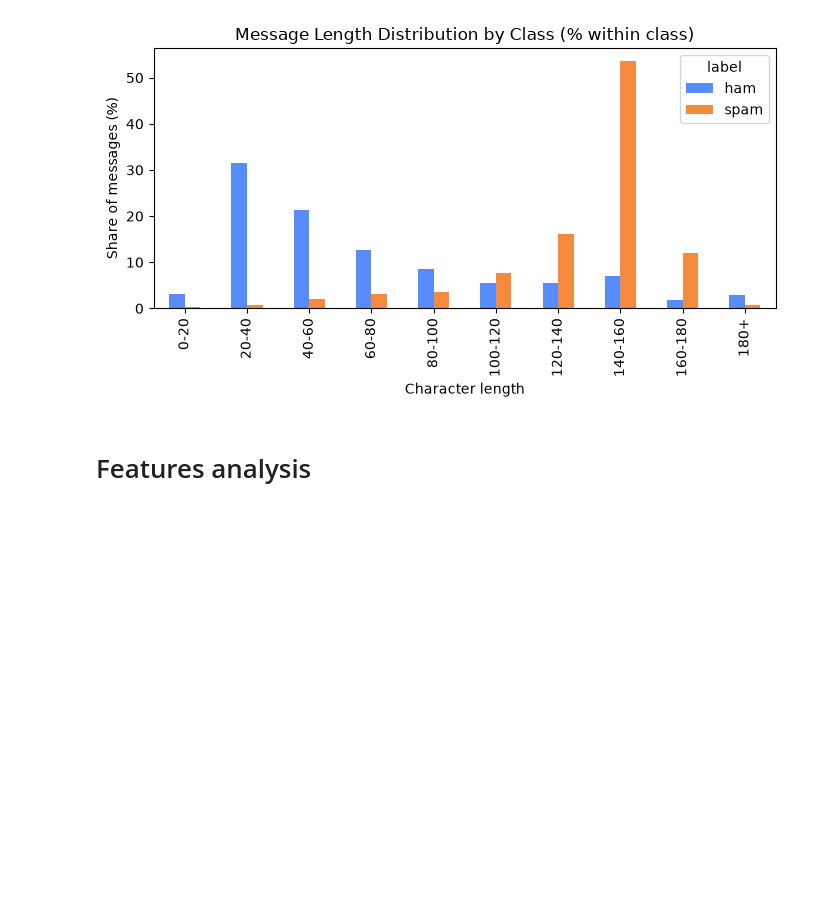
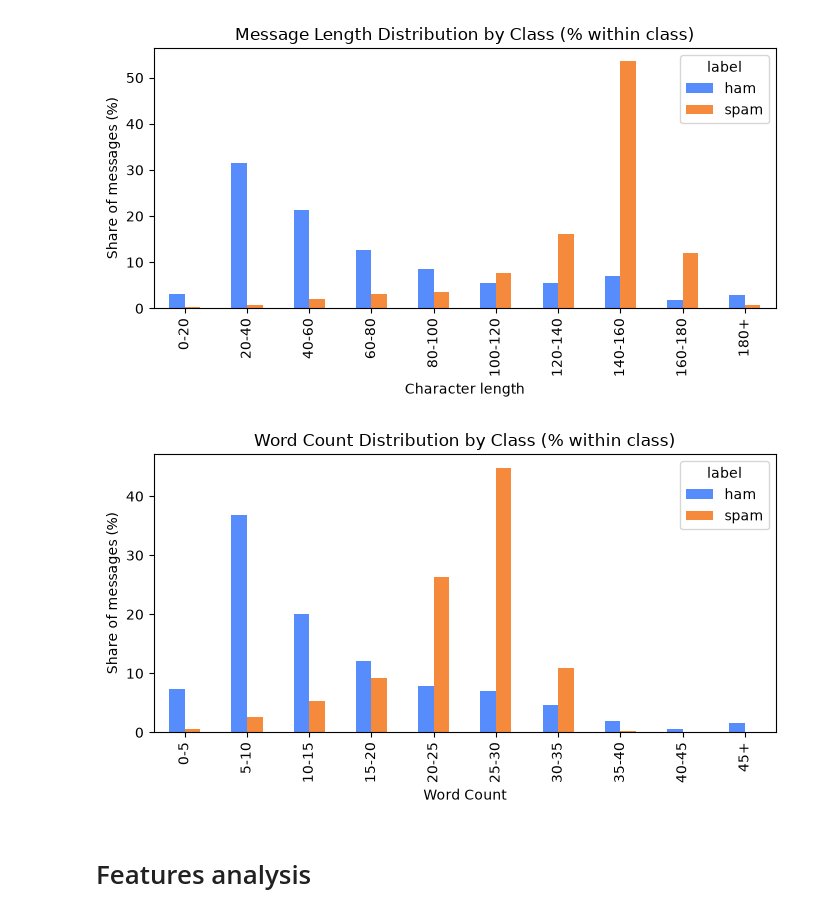
Before and after one commit to anristepanian/spam-filter-app, a Jupyter notebook: model_training/EDA.ipynb, the cells around one changed output. Saved outputs shown, nothing was run; the diff lists cells and outputs as text; code cells hidden in the pictures; blank space fills up the shorter version.

Commit message:
Word Count By Class Diagram Added in EDA

```diff
--- a/model_training/EDA.ipynb
+++ b/model_training/EDA.ipynb
@@ -124,6 +124,27 @@ plt.show()
 plt.close()
 # %% [output]
 [figure]
+# %%
+# Word count distribution figure
+bins = [0, 5, 10, 15, 20, 25, 30, 35, 40, 45, 100]
+bin_labels = ["0-5", "5-10", "10-15", "15-20", "20-25", "25-30",
+              "30-35", "35-40", "40-45", "45+"]
+df["word_bin"] = pd.cut(df["word_len"], bins=bins, labels=bin_labels, right=False)
+
+dist = df.groupby(["word_bin", "label"], observed=True).size().unstack(fill_value=0)
+dist_pct = dist.div(dist.sum(axis=0), axis=1) * 100  # normalize within each class
+
+fig, ax = plt.subplots(figsize=(7, 4))
+dist_pct.plot(kind="bar", ax=ax)
+ax.set_title("Word Count Distribution by Class (% within class)")
+ax.set_xlabel("Word Count")
+ax.set_ylabel("Share of messages (%)")
+plt.tight_layout()
+plt.savefig("../figures/word_count.png", dpi=150)
+plt.show()
+plt.close()
+# %% [output]
+[figure, added]
 # %% [markdown]
 # Features analysis
 # %%
```
Also changed, not shown: 1 other file.
